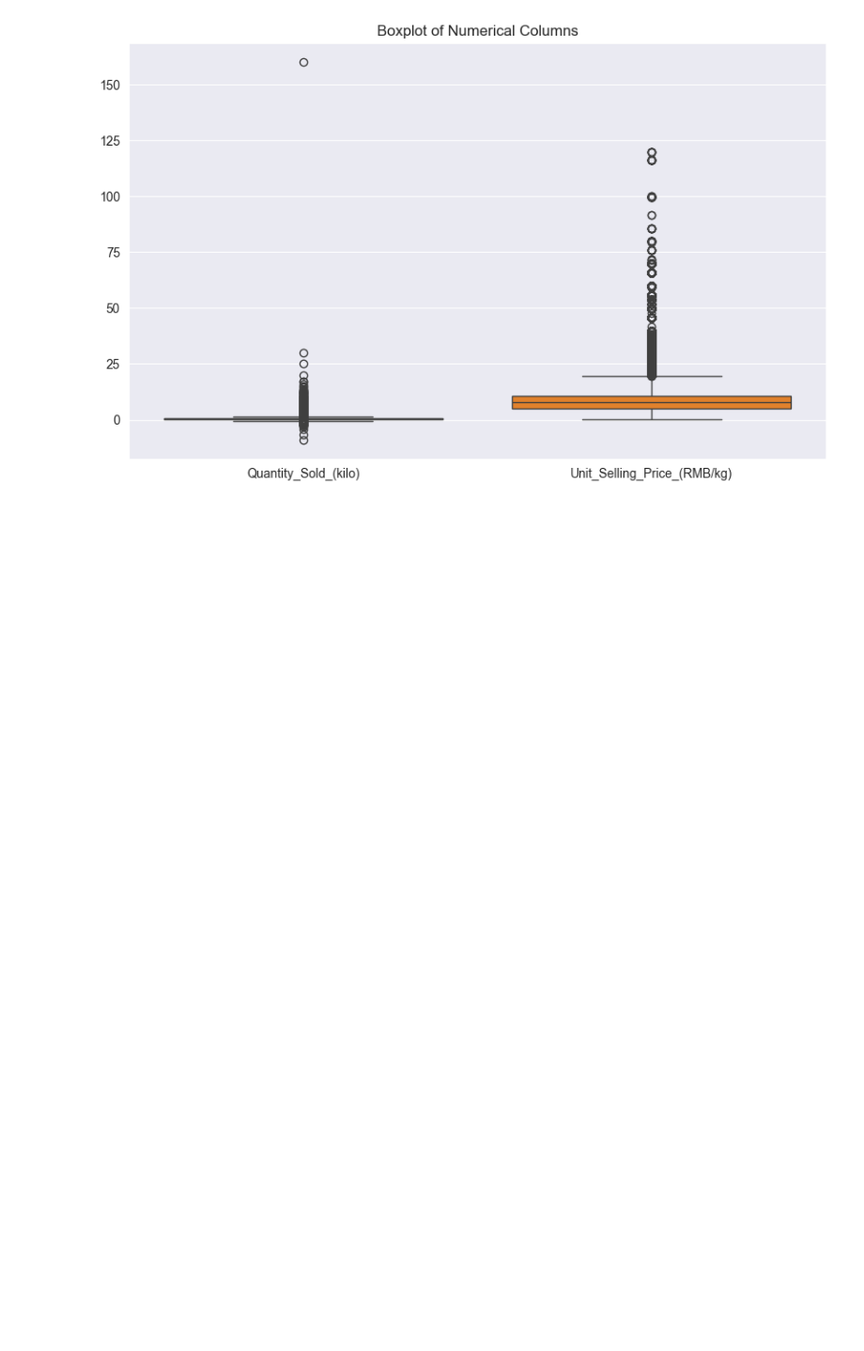
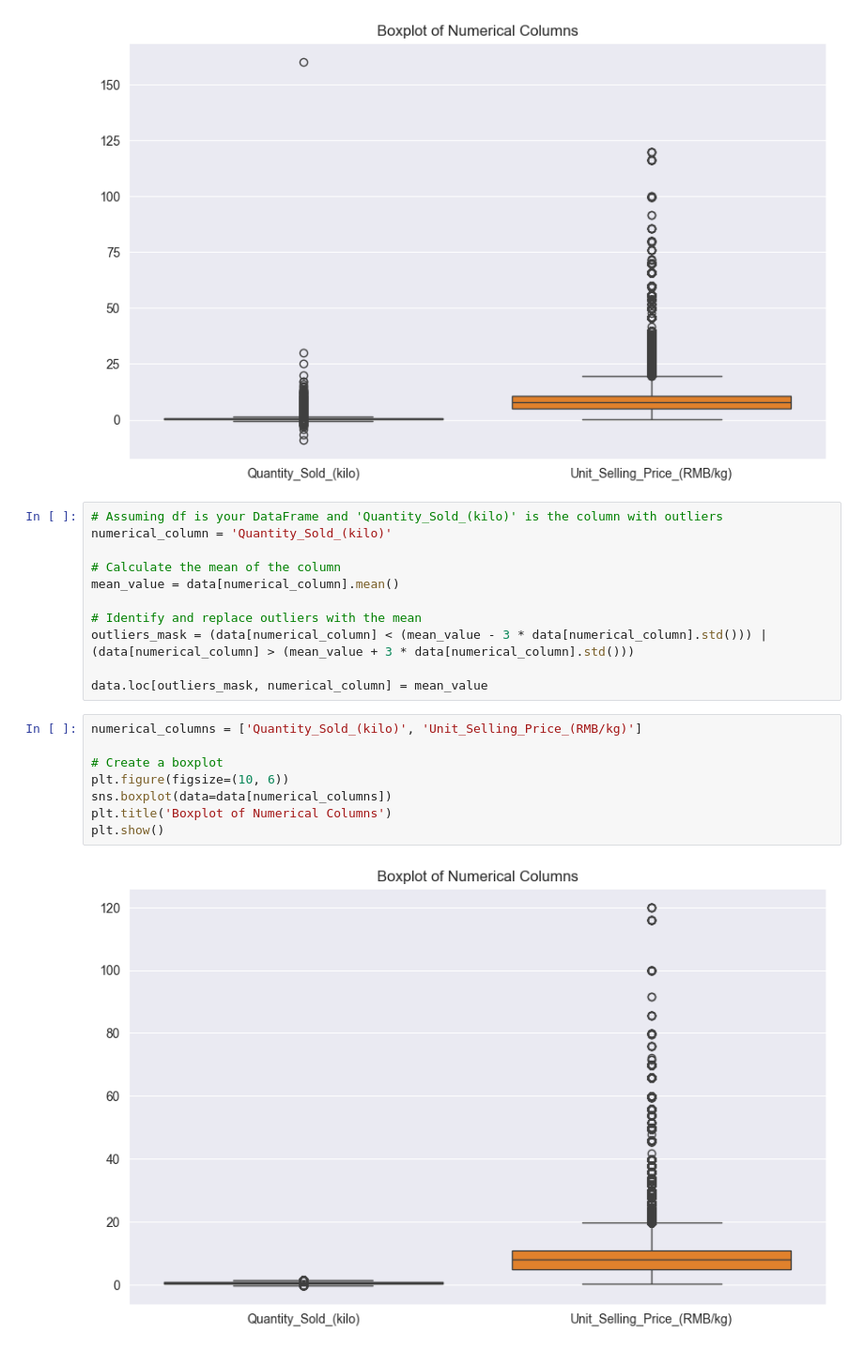
Before and after one commit to RumethSandinu/Project-connexa, a Jupyter notebook: Shamal/model_building.ipynb, the cells around one changed output. Shown at 94% size. Saved outputs shown, nothing was run; the diff lists cells and outputs as text; blank space fills up the shorter version.

Commit message:
Handle outliers and display them in a boxplot

```diff
--- a/Shamal/model_building.ipynb
+++ b/Shamal/model_building.ipynb
@@ -670,3 +670,24 @@ plt.title('Boxplot of Numerical Columns')
 plt.show()
 # %% [output]
 [figure]
+# %%
+# Assuming df is your DataFrame and 'Quantity_Sold_(kilo)' is the column with outliers
+numerical_column = 'Quantity_Sold_(kilo)'
+
+# Calculate the mean of the column
+mean_value = data[numerical_column].mean()
+
+# Identify and replace outliers with the mean
+outliers_mask = (data[numerical_column] < (mean_value - 3 * data[numerical_column].std())) | (data[numerical_column] > (mean_value + 3 * data[numerical_column].std()))
+
+data.loc[outliers_mask, numerical_column] = mean_value
+# %%
+numerical_columns = ['Quantity_Sold_(kilo)', 'Unit_Selling_Price_(RMB/kg)']
+
+# Create a boxplot
+plt.figure(figsize=(10, 6))
+sns.boxplot(data=data[numerical_columns])
+plt.title('Boxplot of Numerical Columns')
+plt.show()
+# %% [output]
+[figure, added]
```
Also changed, not shown: parts of 2 cells of this notebook.
